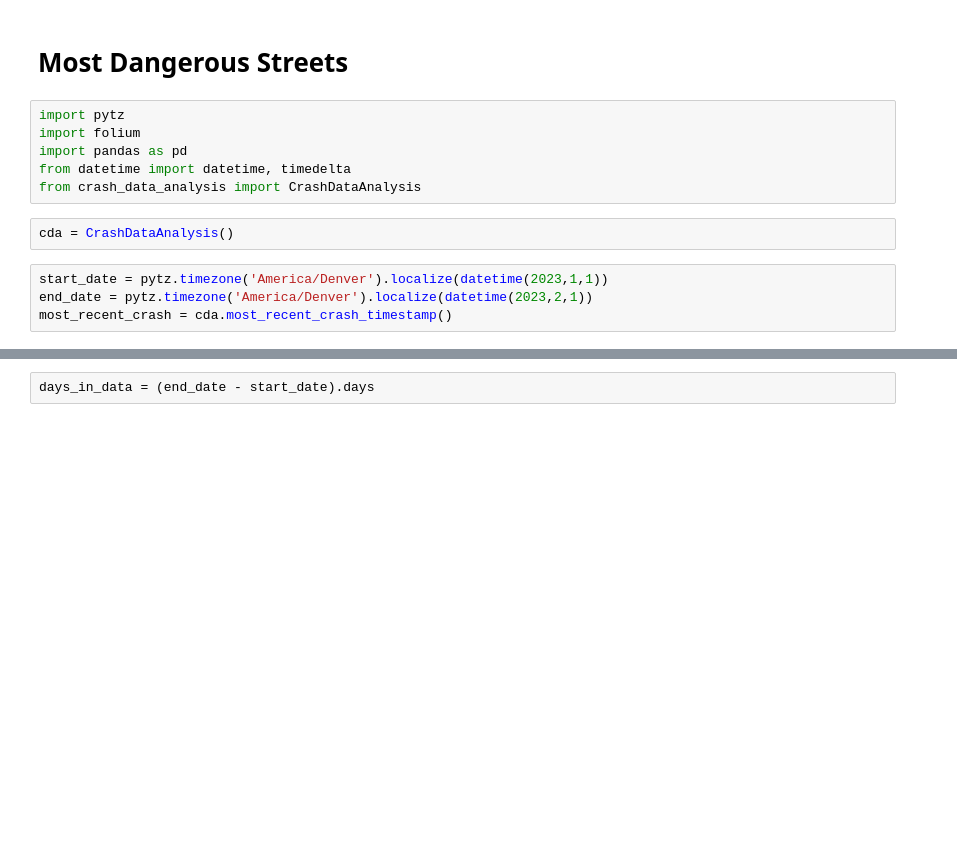
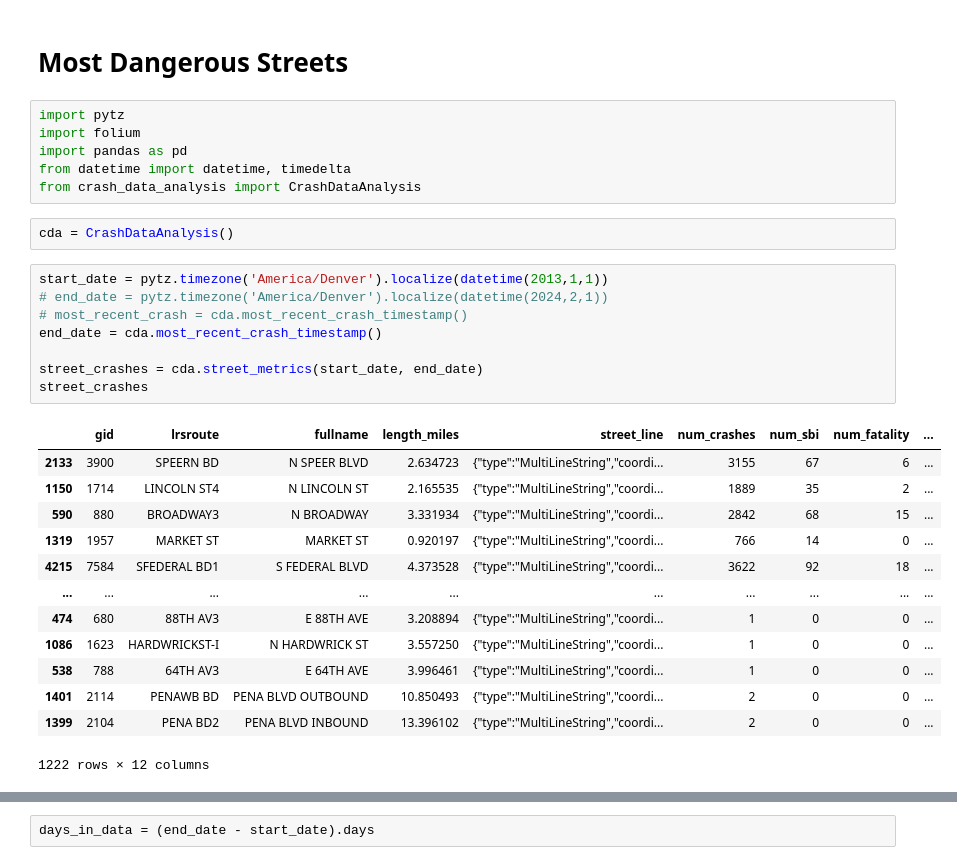
Before and after one commit to devinbrady/denver-street-data, a Jupyter notebook: Most_Dangerous_Streets.ipynb, the cells around one changed output, grey strips where cells are left out. Drawn from its saved outputs; the diff is of its cells as text; blank space fills up the shorter version.

```diff
--- a/Most_Dangerous_Streets.ipynb
+++ b/Most_Dangerous_Streets.ipynb
@@ -9,6 +9,24 @@ from crash_data_analysis import CrashDataAnalysis
 # %%
 cda = CrashDataAnalysis()
 # %%
-start_date = pytz.timezone('America/Denver').localize(datetime(2023,1,1))
-end_date = pytz.timezone('America/Denver').localize(datetime(2023,2,1))
-most_recent_crash = cda.most_recent_crash_timestamp()
+start_date = pytz.timezone('America/Denver').localize(datetime(2013,1,1))
+# end_date = pytz.timezone('America/Denver').localize(datetime(2024,2,1))
+# most_recent_crash = cda.most_recent_crash_timestamp()
+end_date = cda.most_recent_crash_timestamp()
+
+street_crashes = cda.street_metrics(start_date, end_date)
+street_crashes
+# %% [output]
+|  | gid | lrsroute | fullname | length_miles | street_line | num_crashes | num_sbi | num_fatality | ... |
+| 2133 | 3900 | SPEERN BD | N SPEER BLVD | 2.634723 | {"type":"MultiLineString","coordi... | 3155 | 67 | 6 | ... |
+| 1150 | 1714 | LINCOLN ST4 | N LINCOLN ST | 2.165535 | {"type":"MultiLineString","coordi... | 1889 | 35 | 2 | ... |
+| 590 | 880 | BROADWAY3 | N BROADWAY | 3.331934 | {"type":"MultiLineString","coordi... | 2842 | 68 | 15 | ... |
+| 1319 | 1957 | MARKET ST | MARKET ST | 0.920197 | {"type":"MultiLineString","coordi... | 766 | 14 | 0 | ... |
+| 4215 | 7584 | SFEDERAL BD1 | S FEDERAL BLVD | 4.373528 | {"type":"MultiLineString","coordi... | 3622 | 92 | 18 | ... |
+| ... | ... | ... | ... | ... | ... | ... | ... | ... | ... |
+| 474 | 680 | 88TH AV3 | E 88TH AVE | 3.208894 | {"type":"MultiLineString","coordi... | 1 | 0 | 0 | ... |
+| 1086 | 1623 | HARDWRICKST-I | N HARDWRICK ST | 3.557250 | {"type":"MultiLineString","coordi... | 1 | 0 | 0 | ... |
+| 538 | 788 | 64TH AV3 | E 64TH AVE | 3.996461 | {"type":"MultiLineString","coordi... | 1 | 0 | 0 | ... |
+| 1401 | 2114 | PENAWB BD | PENA BLVD OUTBOUND | 10.850493 | {"type":"MultiLineString","coordi... | 2 | 0 | 0 | ... |
+| 1399 | 2104 | PENA BD2 | PENA BLVD INBOUND | 13.396102 | {"type":"MultiLineString","coordi... | 2 | 0 | 0 | ... |
+1222 rows × 12 columns
```
Also changed, not shown: parts of 15 cells of this notebook, 11 other files.
